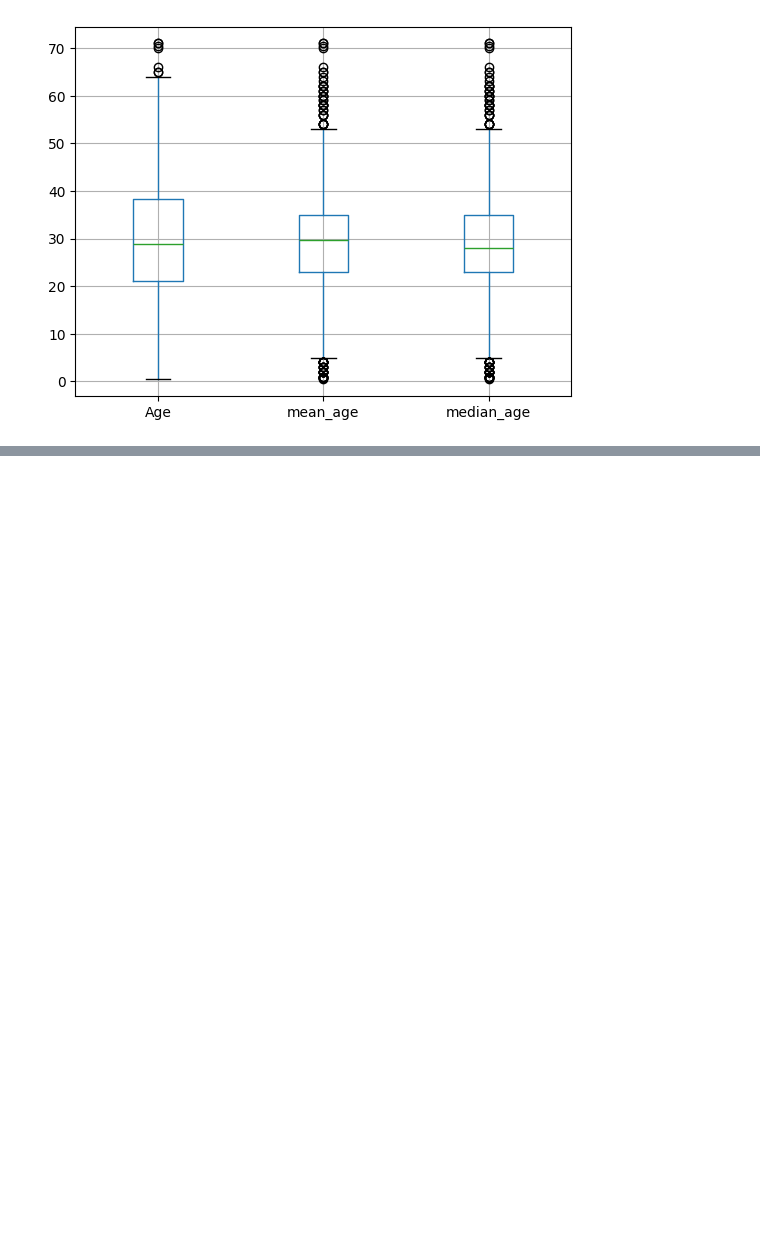
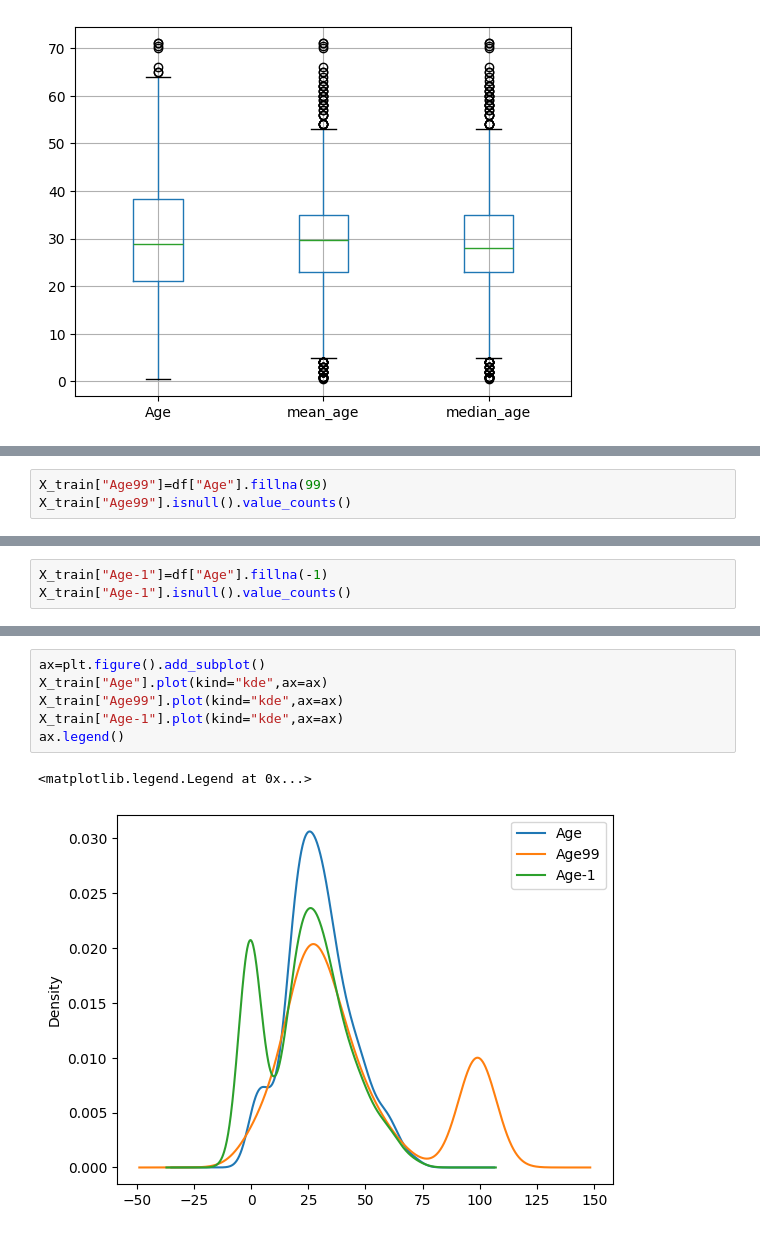
Before and after one commit to rohitranvir/Data-Science, a Jupyter notebook: ML/CampusX/Missing Values Handaling/CCR (Complate case remove).ipynb, the cells around one changed output, grey strips where cells are left out. Saved outputs shown, nothing was run; the diff lists cells and outputs as text; blank space fills up the shorter version.

```diff
--- a/ML/CampusX/Missing Values Handaling/CCR (Complate case remove).ipynb
+++ b/ML/CampusX/Missing Values Handaling/CCR (Complate case remove).ipynb
@@ -115,0 +120,3 @@ X_train[["Age","mean_age","median_age"]].boxplot()
+# %%
+X_train["Age99"]=df["Age"].fillna(99)
+X_train["Age99"].isnull().value_counts()
@@ -115,0 +127,3 @@ X_train[["Age","mean_age","median_age"]].boxplot()
+# %%
+X_train["Age-1"]=df["Age"].fillna(-1)
+X_train["Age-1"].isnull().value_counts()
@@ -115,0 +142,9 @@ X_train[["Age","mean_age","median_age"]].boxplot()
+# %%
+ax=plt.figure().add_subplot()
+X_train["Age"].plot(kind="kde",ax=ax)
+X_train["Age99"].plot(kind="kde",ax=ax)
+X_train["Age-1"].plot(kind="kde",ax=ax)
+ax.legend()
+# %% [output]
+<matplotlib.legend.Legend at 0x...>
+[figure, added]
```
Also changed, not shown: parts of 10 cells of this notebook, 7 other files.
